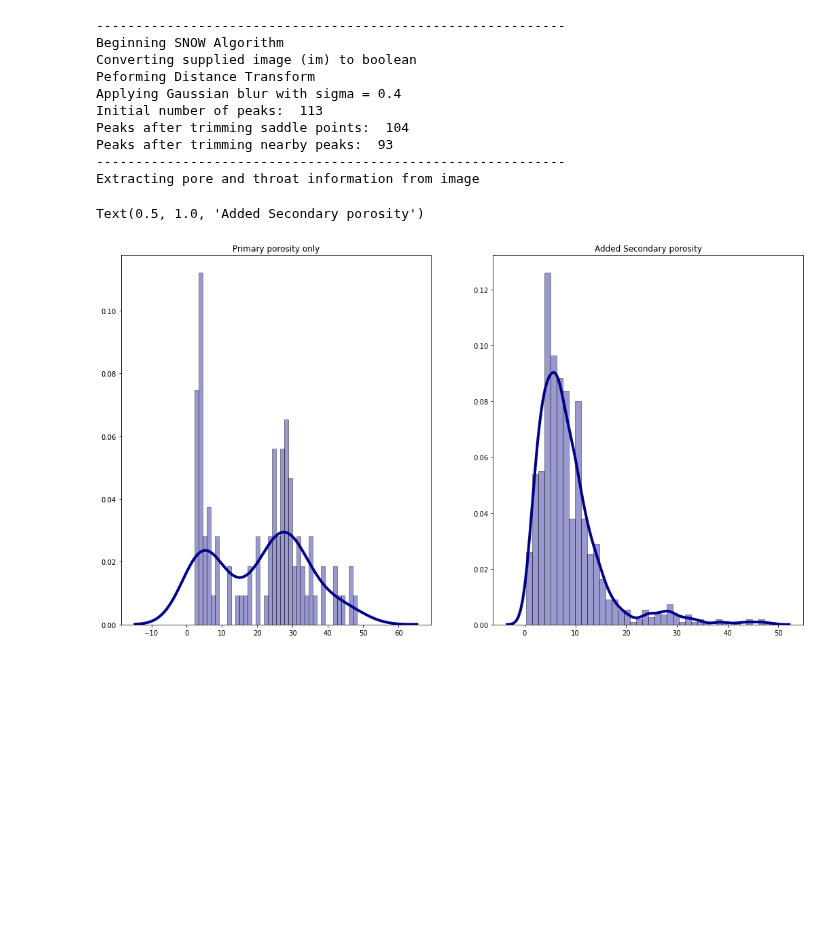
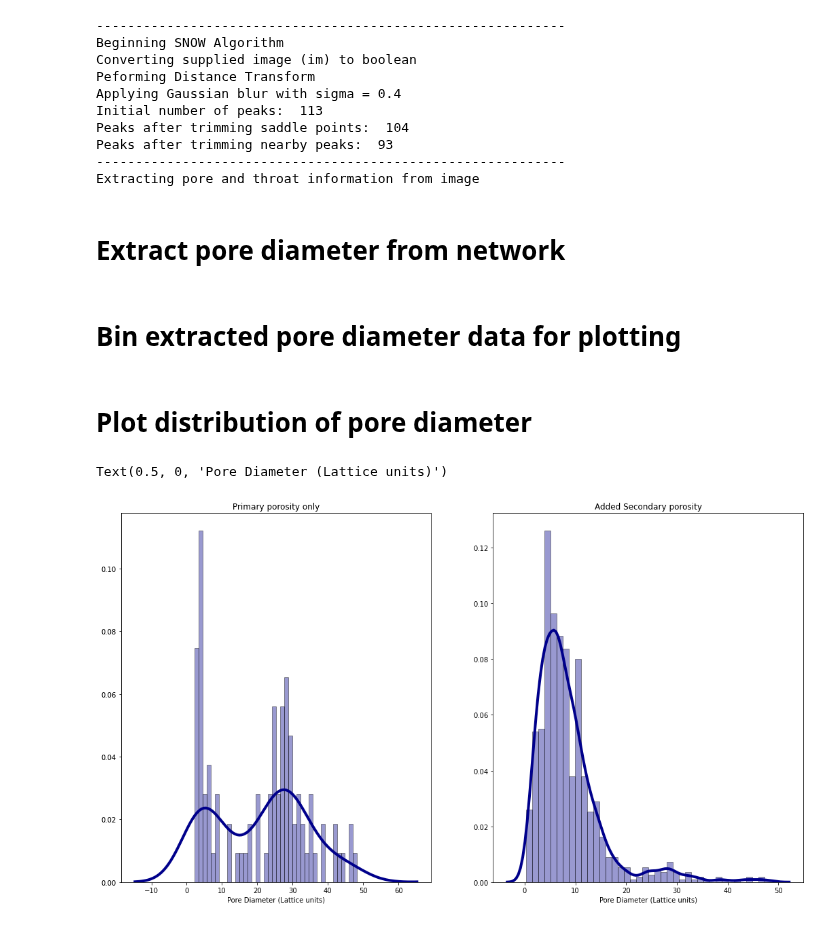
Before and after one commit to akkendrick/LABMOPS, a Jupyter notebook: plotPoreDiamHist.ipynb, the cells around one changed output. Saved outputs shown, nothing was run; the diff lists cells and outputs as text; code cells hidden in the pictures; blank space fills up the shorter version.

```diff
--- a/plotPoreDiamHist.ipynb
+++ b/plotPoreDiamHist.ipynb
@@ -58,6 +70,8 @@ Peaks after trimming saddle points:  104
 Peaks after trimming nearby peaks:  93
 ------------------------------------------------------------
 Extracting pore and throat information from image
+# %% [markdown]
+# Extract pore diameter from network
 # %%
 nRegions = np.unique(snowFiltSecondary.regions).size
 secondaryPoreDiamVecSecondary = np.zeros(nRegions,)
@@ -70,6 +84,8 @@ primaryPoreDiamVec = np.zeros(nRegions,)
 
 for a in range(0, poreInfoPrimary['pore.diameter'].size):
     primaryPoreDiamVec[a] = poreInfoPrimary['pore.diameter'][a]
+# %% [markdown]
+# Bin extracted pore diameter data for plotting
 # %%
 # Bin pore diameter data
 #max(poreInfo['pore.diameter'])
@@ -111,21 +127,23 @@ for i in range(1, len(secondaryBinnedInd)):
     secondaryBinnedPoreDiam[key].append(secondaryPoreDiamVec[i])
     #binnedPoreDiam[key].append(poreDispVector[i])
 #regionLabel[i].append
+# %% [markdown]
+# Plot distribution of pore diameter
 # %%
 fig, axes = plt.subplots(1, 2, figsize=(18, 10))
 sns.distplot(primaryPoreDiamVec, ax=axes[0], hist=True, kde=True,
              bins=int(40), color = 'darkblue',
              hist_kws={'edgecolor':'black'},
              kde_kws={'linewidth': 4})
 axes[0].set_title('Primary porosity only')
-axes[0].xlabel('Pore Diameter (Lattice units)')
+axes[0].set_xlabel('Pore Diameter (Lattice units)')
 
 sns.distplot(secondaryPoreDiamVec, ax=axes[1], hist=True, kde=True,
              bins=int(40), color = 'darkblue',
              hist_kws={'edgecolor':'black'},
              kde_kws={'linewidth': 4})
 axes[1].set_title('Added Secondary porosity')
-axes[1].xlabel('Pore Diameter (Lattice units)')
+axes[1].set_xlabel('Pore Diameter (Lattice units)')
 # %% [output]
-Text(0.5, 1.0, 'Added Secondary porosity')
+Text(0.5, 0, 'Pore Diameter (Lattice units)')
-[figure, old version]
+[figure, new version]
```
Also changed, not shown: parts of 6 cells of this notebook, 2 other files.
